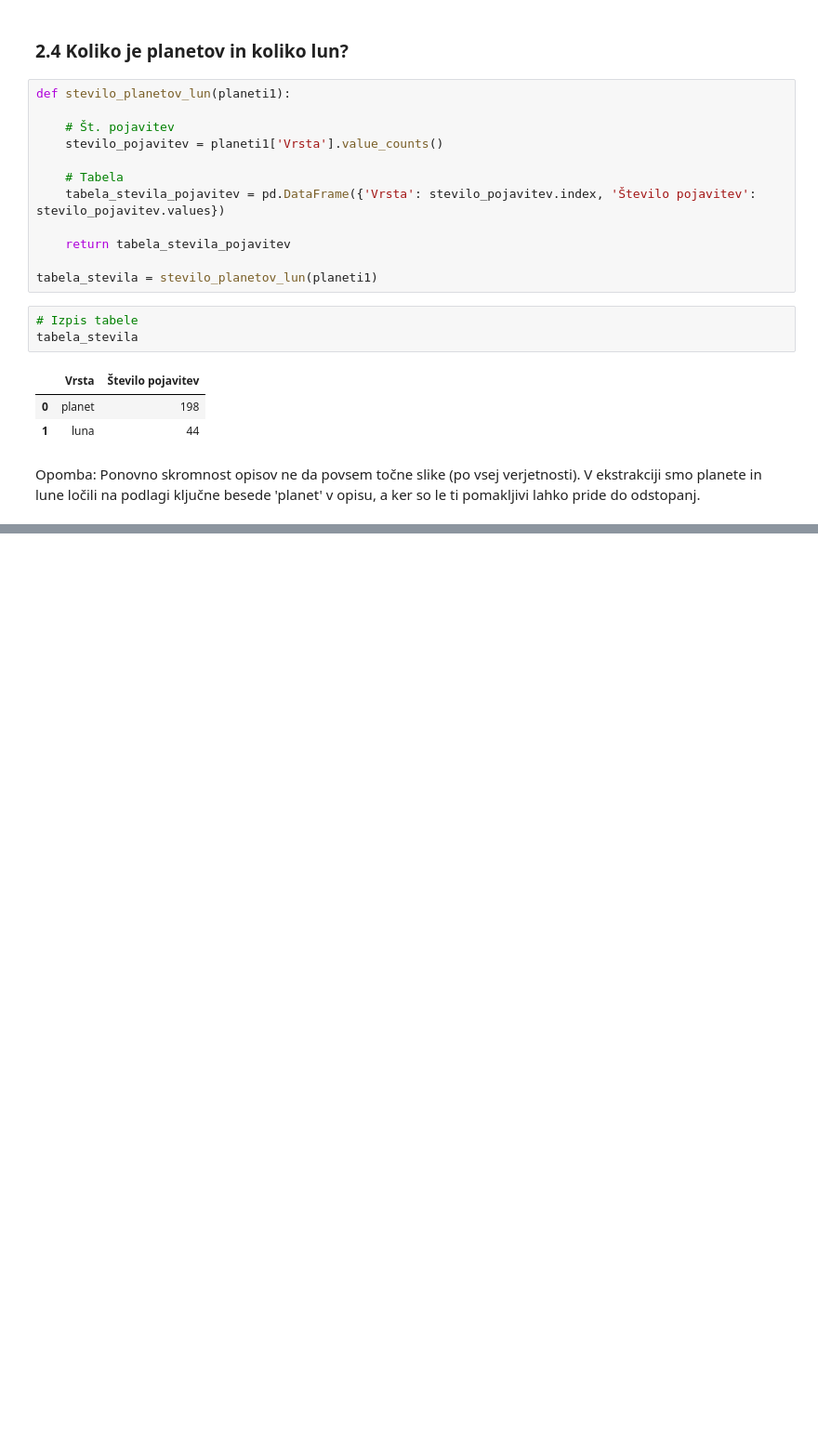
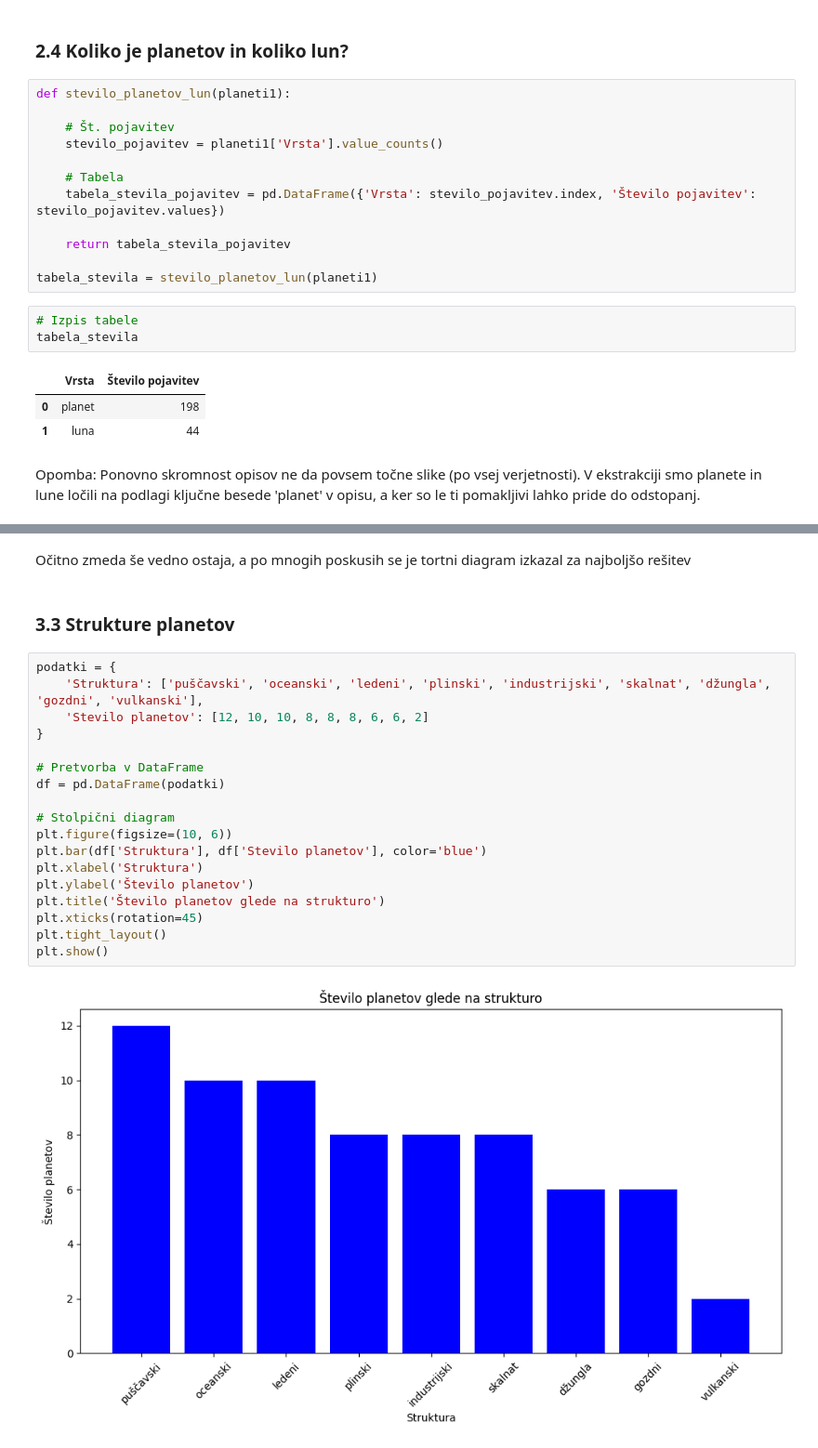
Before and after one commit to oskartezak/ProjektnaNaloga, a Jupyter notebook: Analiza1.ipynb, the cells around one changed output, grey strips where cells are left out. Shown at 93% size. Cells and saved outputs as stored; diff of their text form; blank space fills up the shorter version.

```diff
--- a/Analiza1.ipynb
+++ b/Analiza1.ipynb
@@ -226,0 +306,24 @@ Opomba: Ponovno skromnost opisov ne da povsem točne slike (po vsej verjetnosti)
+# %% [markdown]
+Očitno zmeda še vedno ostaja, a po mnogih poskusih se je tortni diagram izkazal za najboljšo rešitev
+# %% [markdown]
+### 3.3 Strukture planetov
+# %%
+podatki = {
+    'Struktura': ['puščavski', 'oceanski', 'ledeni', 'plinski', 'industrijski', 'skalnat', 'džungla', 'gozdni', 'vulkanski'],
+    'Stevilo planetov': [12, 10, 10, 8, 8, 8, 6, 6, 2]
+}
+
+# Pretvorba v DataFrame
+df = pd.DataFrame(podatki)
+
+# Stolpični diagram
+plt.figure(figsize=(10, 6))
+plt.bar(df['Struktura'], df['Stevilo planetov'], color='blue')
+plt.xlabel('Struktura')
+plt.ylabel('Število planetov')
+plt.title('Število planetov glede na strukturo')
+plt.xticks(rotation=45)
+plt.tight_layout()
+plt.show()
+# %% [output]
+[figure, added]
```
Also changed, not shown: parts of 13 cells of this notebook.
